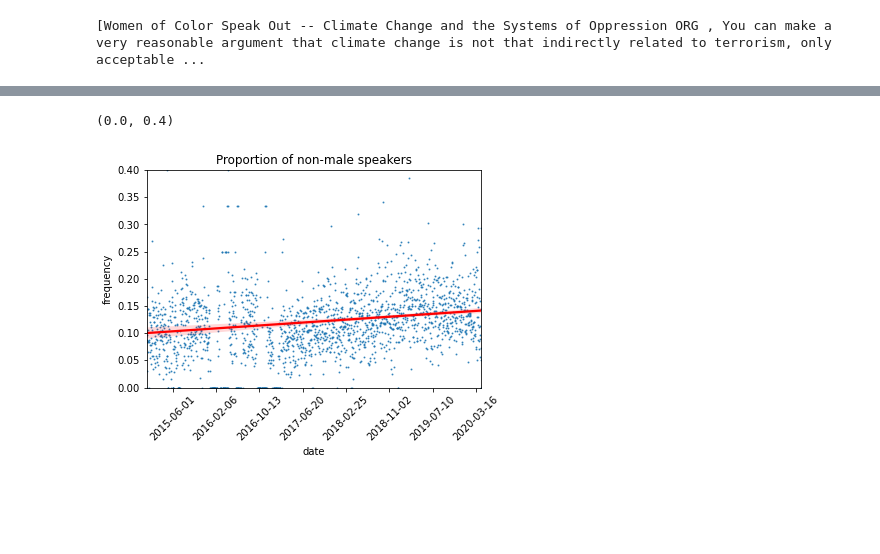
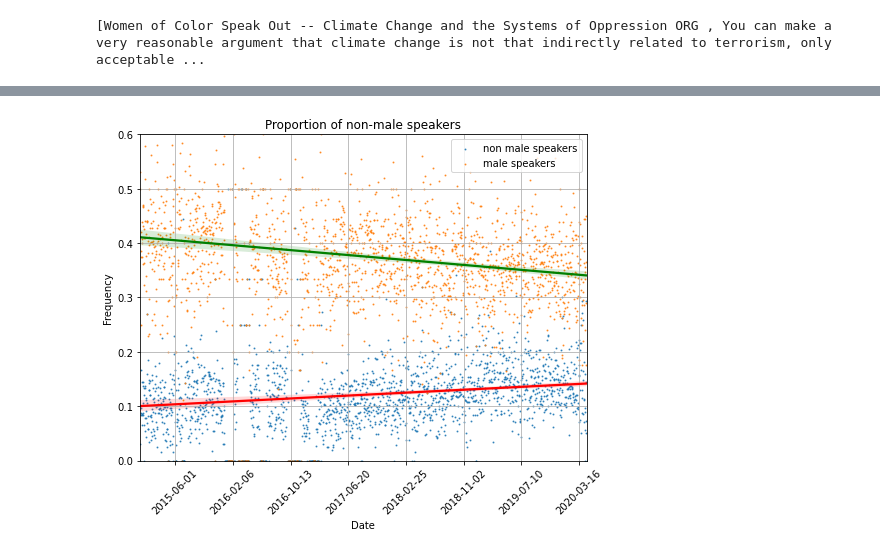
Before and after one commit to epfl-ada/ada-2021-project-flagada, a Jupyter notebook: Stats_volume.ipynb, the cells around one changed output, grey strips where cells are left out. Drawn from its saved outputs; the diff is of its cells as text; code cells hidden in the pictures; blank space fills up the shorter version.

```diff
--- a/Stats_volume.ipynb
+++ b/Stats_volume.ipynb
@@ -477,14 +477,23 @@ prop_non_male
 1885 rows × 3 columns
-# %%
-ax = sns.regplot(data=prop_non_male,x='date_ordinal',y="frequency", scatter_kws={"s": 0.9} , line_kws={"color": "red"}, order = 1)
-ax.set_xlabel('date')
-new_labels = [date.fromordinal(int(item)) for item in ax.get_xticks()]
-ax.set_xticklabels(new_labels)
-plot =plt.xticks(rotation= 45)
-plt.title("Proportion of non-male speakers")
-
-
-ax.set_ylim(0, 0.4)
-# %% [output]
-(0.0, 0.4)
-[figure, removed]
+# %%
+ax = sns.regplot(data=prop_non_male,x='date_ordinal',y="frequency", scatter_kws={"s": 0.9} ,
+                 line_kws={"color": "red"}, order = 1, label = 'non male speakers')
+
+ax = sns.regplot(data=prop_male,x='date_ordinal',y="frequency", scatter_kws={"s": 0.9} ,
+                 line_kws={"color": "green"}, order = 1, label = 'male speakers')
+
+
+ax.set_xlabel('Date')
+ax.set_ylabel('Frequency')
+
+new_labels = [date.fromordinal(int(item)) for item in ax.get_xticks()]
+ax.set_xticklabels(new_labels)
+plot =plt.xticks(rotation= 45)
+plt.title("Proportion of non-male speakers")
+ax.set_ylim(0, 0.6)
+plt.gcf().set_size_inches(8, 6)
+plt.legend( prop={'size': 10})
+plt.grid()
+plt.show()
+# %% [output]
+[figure, added]
```
Also changed, not shown: parts of 4 cells of this notebook.
